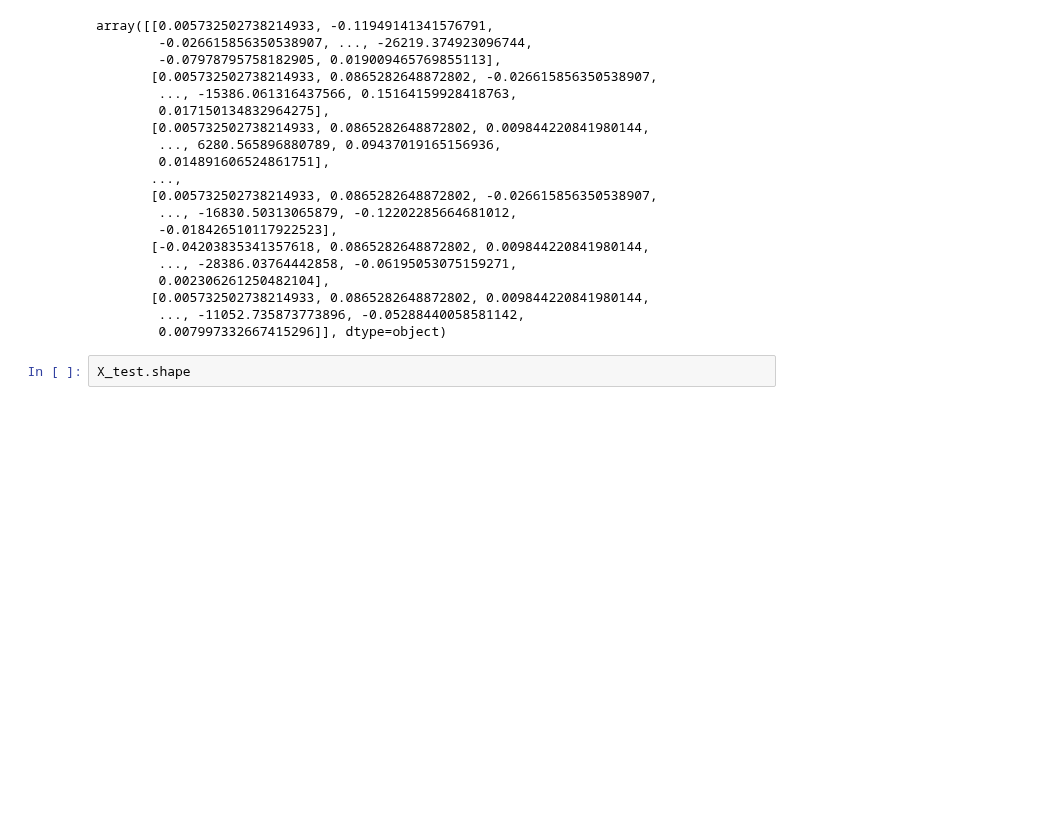
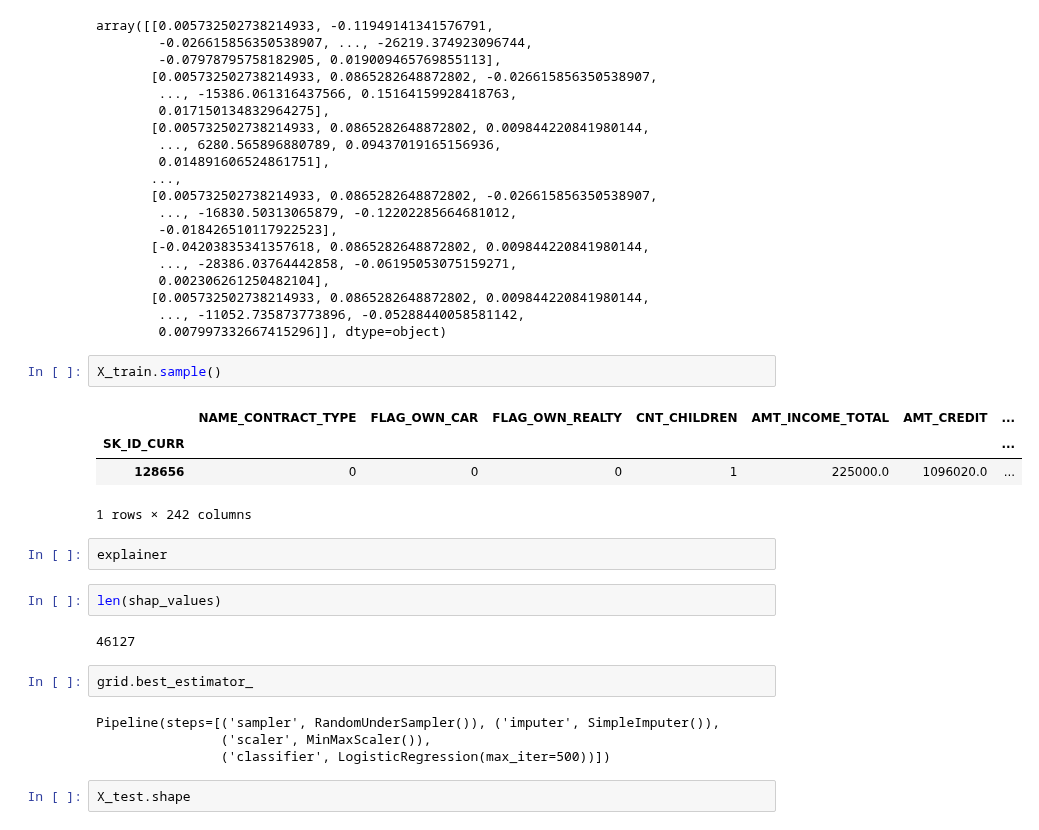
Before and after one commit to carlgennetais/P7_scoring_ML, a Jupyter notebook: notebooks/P7_04_modeling-pipeline.ipynb, the cells around one changed output. Cells and saved outputs as stored; diff of their text form; blank space fills up the shorter version.

Commit message:
shap values for one

```diff
--- a/notebooks/P7_04_modeling-pipeline.ipynb
+++ b/notebooks/P7_04_modeling-pipeline.ipynb
@@ -314,6 +314,25 @@ array([[0.005732502738214933, -0.11949141341576791,
        [0.005732502738214933, 0.0865282648872802, 0.009844220841980144,
         ..., -11052.735873773896, -0.05288440058581142,
         0.007997332667415296]], dtype=object)
+# %%
+X_train.sample()
+# %% [output]
+|  | NAME_CONTRACT_TYPE | FLAG_OWN_CAR | FLAG_OWN_REALTY | CNT_CHILDREN | AMT_INCOME_TOTAL | AMT_CREDIT | ... |
+| SK_ID_CURR |  |  |  |  |  |  | ... |
+| 128656 | 0 | 0 | 0 | 1 | 225000.0 | 1096020.0 | ... |
+1 rows × 242 columns
+# %%
+explainer
+# %%
+len(shap_values)
+# %% [output]
+46127
+# %%
+grid.best_estimator_
+# %% [output]
+Pipeline(steps=[('sampler', RandomUnderSampler()), ('imputer', SimpleImputer()),
+                ('scaler', MinMaxScaler()),
+                ('classifier', LogisticRegression(max_iter=500))])
 # %%
 X_test.shape
 # %% [output]
```
Also changed, not shown: parts of 6 cells of this notebook.
